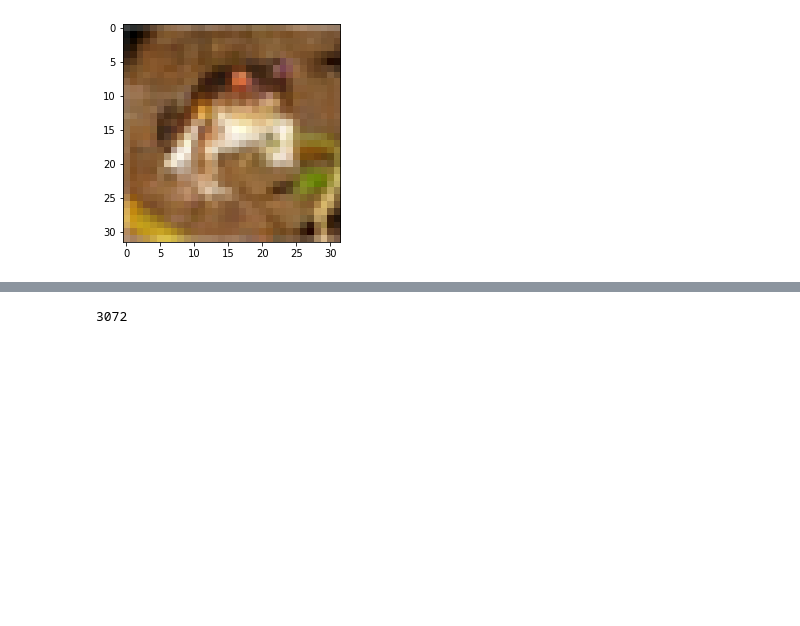
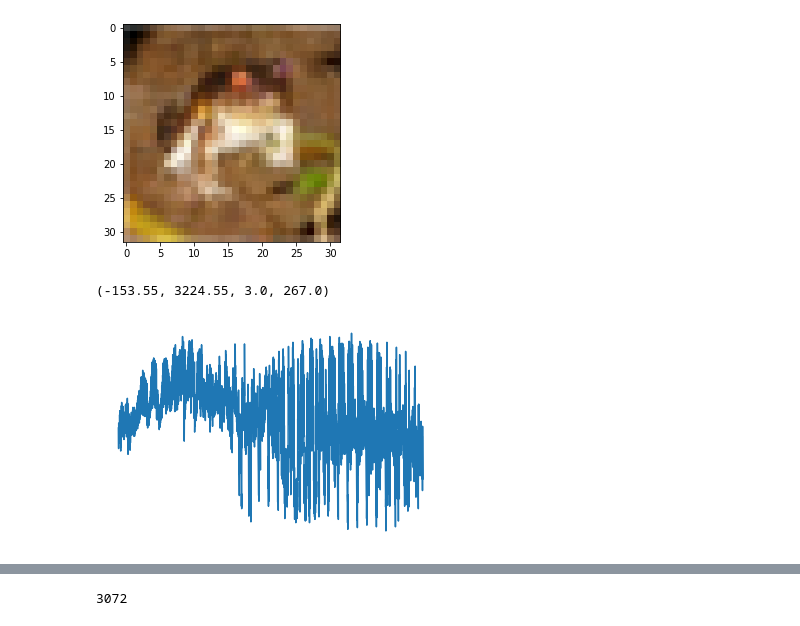
Before and after one commit to 1992rs/Deep-Learning, a Jupyter notebook: CIFAR-10 Dataset Classification using Keras.ipynb, the cells around one changed output, grey strips where cells are left out. Drawn from its saved outputs; the diff is of its cells as text; code cells hidden in the pictures; blank space fills up the shorter version.

```diff
--- a/CIFAR-10 Dataset Classification using Keras.ipynb
+++ b/CIFAR-10 Dataset Classification using Keras.ipynb
@@ -196,3 +196,14 @@ plt.imshow(xtrain[0])
 plt.show()
 # %% [output]
 [figure]
+# %%
+img1 = xtrain[9000].reshape(1,-1)
+img1.shape   # THIS EXACTLY WHAT YOU HAVE FED TO THE DL MODEL FOR TRANING/LEARNING!!!!!!
+img1 = img1*255
+img1.astype('uint8')
+px = list(range(3072))
+plt.plot(px,img1[0])
+plt.axis('off')
+# %% [output]
+(-153.55, 3224.55, 3.0, 267.0)
+[figure, added]
```
Also changed, not shown: parts of 26 cells of this notebook.
